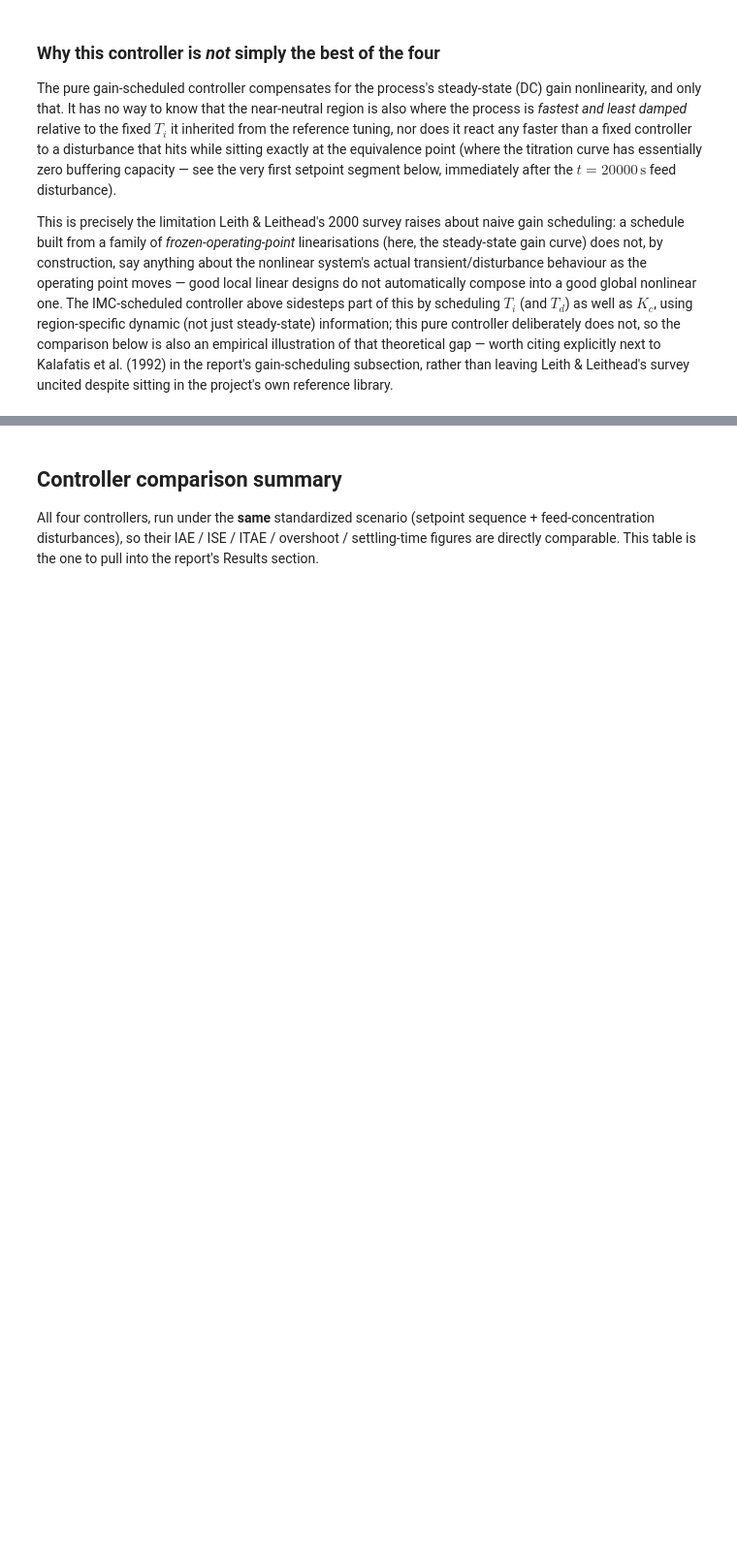
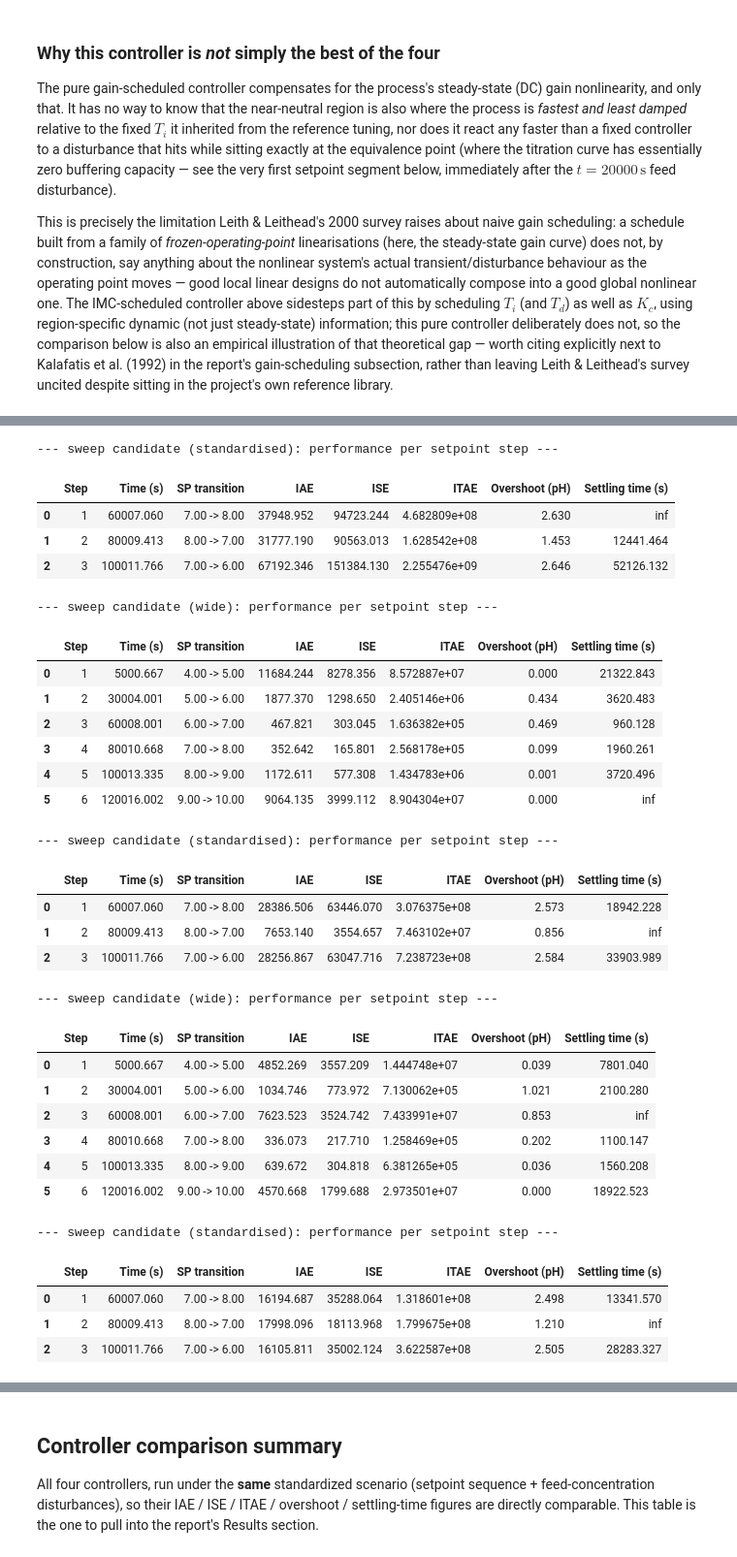
Before and after one commit to 1Abosh/Claude, a Jupyter notebook: Lab_Scale_CSTR_Simulation_2_corrected.ipynb, the cells around one changed output, grey strips where cells are left out. Shown at 97% size. Cells and saved outputs as stored; diff of their text form; code cells hidden in the pictures; blank space fills up the shorter version.

```diff
--- a/Lab_Scale_CSTR_Simulation_2_corrected.ipynb
+++ b/Lab_Scale_CSTR_Simulation_2_corrected.ipynb
@@ -1168,0 +1592,80 @@ survey uncited despite sitting in the project's own reference library.
+# %%
+# ============================================================
+# FREE-PARAMETER SWEEP (Section 4)
+# ============================================================
+F_GRID = [0.02, 0.05, 0.1, 0.2, 0.5, 1.0]
+K_GRID = [1, 2.25, 5, 8, 10, 20, 40, 80, 160]
+
+def evaluate_candidate(builder, value):
+    params = builder(value)
+    res_std = run_closed_loop_sim(**params, **standardised_scenario, plot=False,
+                                   title="sweep candidate (standardised)")
+    res_wide = run_closed_loop_sim(**params, **wide_scenario, plot=False,
+                                    title="sweep candidate (wide)")
+    iae_std = mean_step_iae(res_std)
+    iae_wide = mean_step_iae(res_wide)
+    return dict(mean_iae=(iae_std + iae_wide) / 2, iae_std=iae_std, iae_wide=iae_wide,
+                not_settled=steps_not_settled(res_std))
+
+def select_free_parameter(controller_id):
+    param_name, builder = CONTROLLER_BUILDERS[controller_id]
+    grid = F_GRID if param_name == 'f' else K_GRID
+    rows = []
+    for value in grid:
+        ev = evaluate_candidate(builder, value)
+        rows.append(dict(Controller=controller_id, **{param_name: value}, **ev))
+    sweep_df = pd.DataFrame(rows)
+    feasible = sweep_df[sweep_df['not_settled'] == 0]
+    pool = feasible if len(feasible) > 0 else sweep_df
+    best_row = pool.loc[pool['mean_iae'].idxmin()]
+    return best_row[param_name], sweep_df
+
+sweep_results = {}
+selected_params = {}
+for cid in CONTROLLER_BUILDERS:
+    best_value, sweep_df = select_free_parameter(cid)
+    sweep_results[cid] = sweep_df
+    selected_params[cid] = best_value
+    param_name = CONTROLLER_BUILDERS[cid][0]
+    default = REFERENCE_TUNING_F_DEFAULT if param_name == 'f' else IMC_LAMBDA_K_DEFAULT
+    print(f"{cid}: rule default {param_name} = {default:g}  ->  selected {param_name} = {best_value:g}")
+
+print("\n--- Full sweep table ---")
+full_sweep_df = pd.concat(sweep_results.values(), ignore_index=True).round(3)
+try:
+    from IPython.display import display
+    display(full_sweep_df)
+except Exception:
+    print(full_sweep_df.to_string(index=False))
+# %% [output]
+--- sweep candidate (standardised): performance per setpoint step ---
+|  | Step | Time (s) | SP transition | IAE | ISE | ITAE | Overshoot (pH) | Settling time (s) |
+| 0 | 1 | 60007.060 | 7.00 -> 8.00 | 37948.952 | 94723.244 | 4.682809e+08 | 2.630 | inf |
+| 1 | 2 | 80009.413 | 8.00 -> 7.00 | 31777.190 | 90563.013 | 1.628542e+08 | 1.453 | 12441.464 |
+| 2 | 3 | 100011.766 | 7.00 -> 6.00 | 67192.346 | 151384.130 | 2.255476e+09 | 2.646 | 52126.132 |
+--- sweep candidate (wide): performance per setpoint step ---
+|  | Step | Time (s) | SP transition | IAE | ISE | ITAE | Overshoot (pH) | Settling time (s) |
+| 0 | 1 | 5000.667 | 4.00 -> 5.00 | 11684.244 | 8278.356 | 8.572887e+07 | 0.000 | 21322.843 |
+| 1 | 2 | 30004.001 | 5.00 -> 6.00 | 1877.370 | 1298.650 | 2.405146e+06 | 0.434 | 3620.483 |
+| 2 | 3 | 60008.001 | 6.00 -> 7.00 | 467.821 | 303.045 | 1.636382e+05 | 0.469 | 960.128 |
+| 3 | 4 | 80010.668 | 7.00 -> 8.00 | 352.642 | 165.801 | 2.568178e+05 | 0.099 | 1960.261 |
+| 4 | 5 | 100013.335 | 8.00 -> 9.00 | 1172.611 | 577.308 | 1.434783e+06 | 0.001 | 3720.496 |
+| 5 | 6 | 120016.002 | 9.00 -> 10.00 | 9064.135 | 3999.112 | 8.904304e+07 | 0.000 | inf |
+--- sweep candidate (standardised): performance per setpoint step ---
+|  | Step | Time (s) | SP transition | IAE | ISE | ITAE | Overshoot (pH) | Settling time (s) |
+| 0 | 1 | 60007.060 | 7.00 -> 8.00 | 28386.506 | 63446.070 | 3.076375e+08 | 2.573 | 18942.228 |
+| 1 | 2 | 80009.413 | 8.00 -> 7.00 | 7653.140 | 3554.657 | 7.463102e+07 | 0.856 | inf |
+| 2 | 3 | 100011.766 | 7.00 -> 6.00 | 28256.867 | 63047.716 | 7.238723e+08 | 2.584 | 33903.989 |
+--- sweep candidate (wide): performance per setpoint step ---
+|  | Step | Time (s) | SP transition | IAE | ISE | ITAE | Overshoot (pH) | Settling time (s) |
+| 0 | 1 | 5000.667 | 4.00 -> 5.00 | 4852.269 | 3557.209 | 1.444748e+07 | 0.039 | 7801.040 |
+| 1 | 2 | 30004.001 | 5.00 -> 6.00 | 1034.746 | 773.972 | 7.130062e+05 | 1.021 | 2100.280 |
+| 2 | 3 | 60008.001 | 6.00 -> 7.00 | 7623.523 | 3524.742 | 7.433991e+07 | 0.853 | inf |
+| 3 | 4 | 80010.668 | 7.00 -> 8.00 | 336.073 | 217.710 | 1.258469e+05 | 0.202 | 1100.147 |
+| 4 | 5 | 100013.335 | 8.00 -> 9.00 | 639.672 | 304.818 | 6.381265e+05 | 0.036 | 1560.208 |
+| 5 | 6 | 120016.002 | 9.00 -> 10.00 | 4570.668 | 1799.688 | 2.973501e+07 | 0.000 | 18922.523 |
+--- sweep candidate (standardised): performance per setpoint step ---
+|  | Step | Time (s) | SP transition | IAE | ISE | ITAE | Overshoot (pH) | Settling time (s) |
+| 0 | 1 | 60007.060 | 7.00 -> 8.00 | 16194.687 | 35288.064 | 1.318601e+08 | 2.498 | 13341.570 |
+| 1 | 2 | 80009.413 | 8.00 -> 7.00 | 17998.096 | 18113.968 | 1.799675e+08 | 1.210 | inf |
+| 2 | 3 | 100011.766 | 7.00 -> 6.00 | 16105.811 | 35002.124 | 3.622587e+08 | 2.505 | 28283.327 |
```
Also changed, not shown: parts of 32 cells of this notebook, 1 other file.
